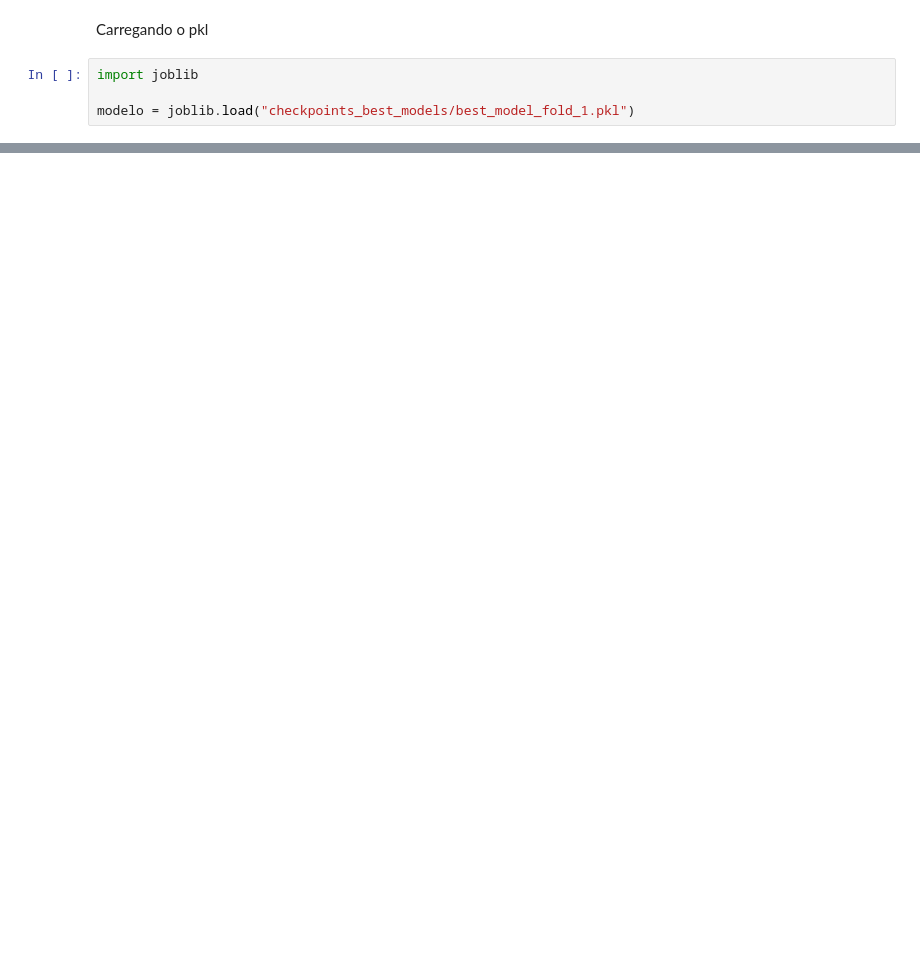
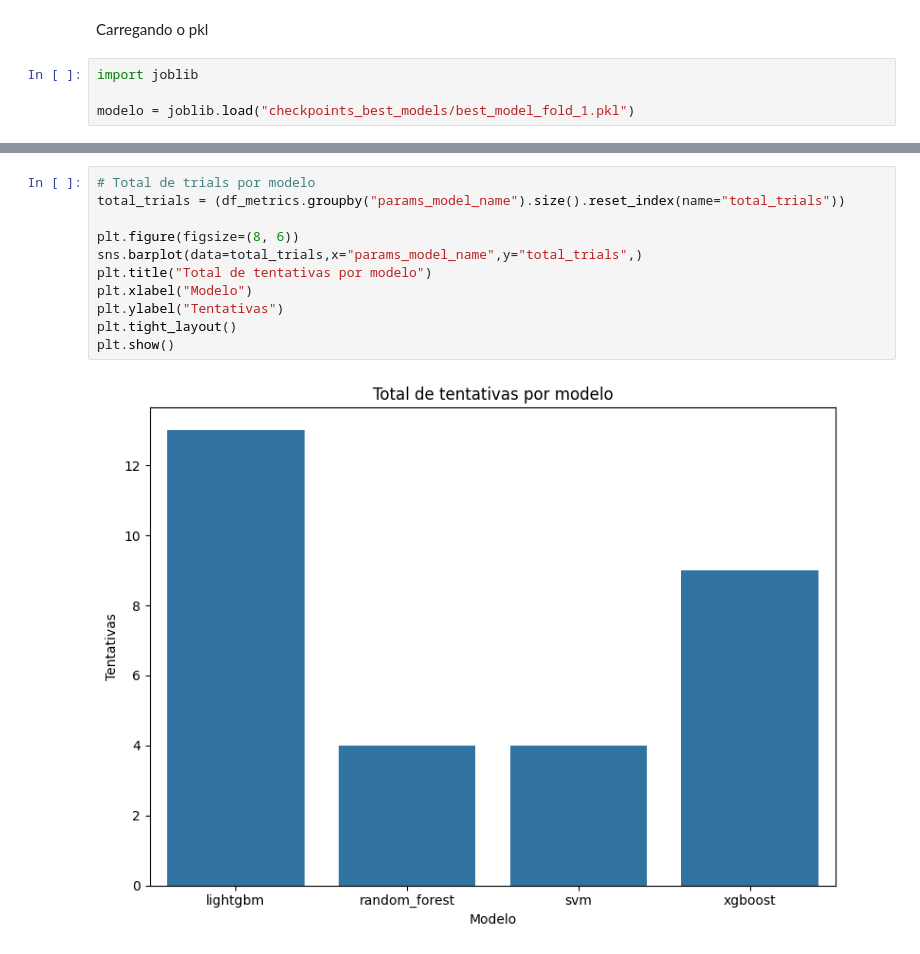
Before and after one commit to diego-pereira-de-lima/ita-project, a Jupyter notebook: notebooks_modelagem/modelagem_v2_robust_optuna.ipynb, the cells around one changed output, grey strips where cells are left out. Saved outputs shown, nothing was run; the diff lists cells and outputs as text; blank space fills up the shorter version.

```diff
--- a/notebooks_modelagem/modelagem_v2_robust_optuna.ipynb
+++ b/notebooks_modelagem/modelagem_v2_robust_optuna.ipynb
@@ -483,0 +661,13 @@ modelo.predict(X_data.iloc[-10:])
+# %%
+# Total de trials por modelo
+total_trials = (df_metrics.groupby("params_model_name").size().reset_index(name="total_trials"))
+
+plt.figure(figsize=(8, 6))
+sns.barplot(data=total_trials,x="params_model_name",y="total_trials",)
+plt.title("Total de tentativas por modelo")
+plt.xlabel("Modelo")
+plt.ylabel("Tentativas")
+plt.tight_layout()
+plt.show()
+# %% [output]
+[figure, added]
```
Also changed, not shown: parts of 23 cells of this notebook, 2 other files.
